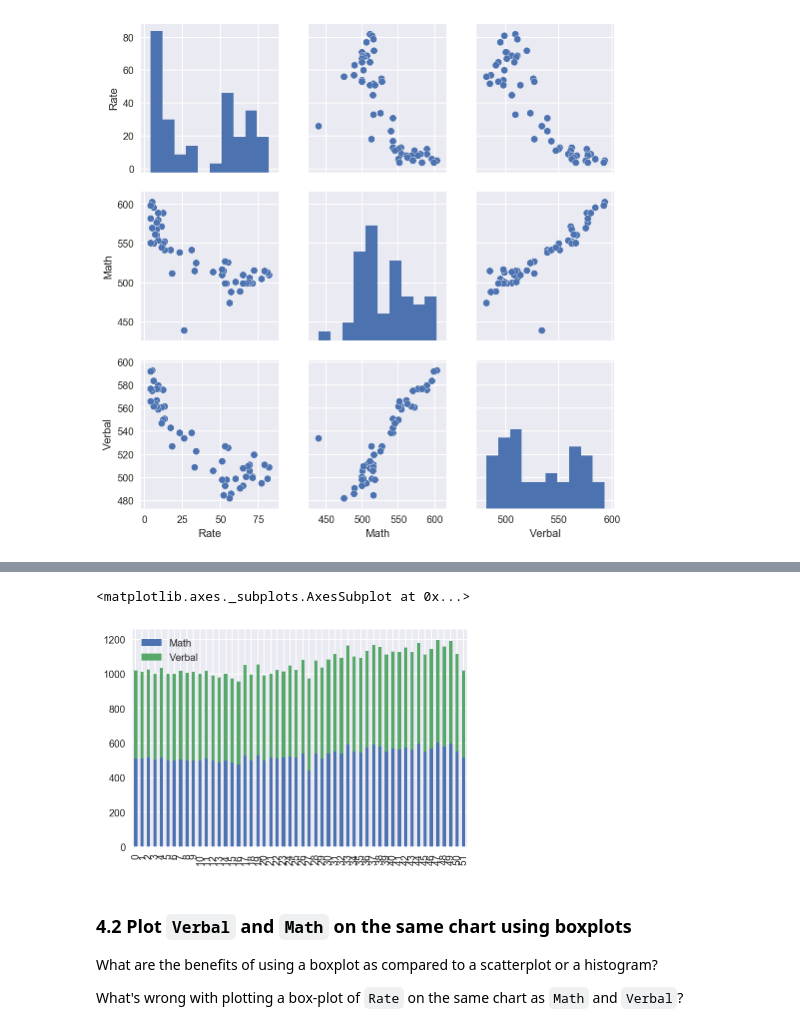
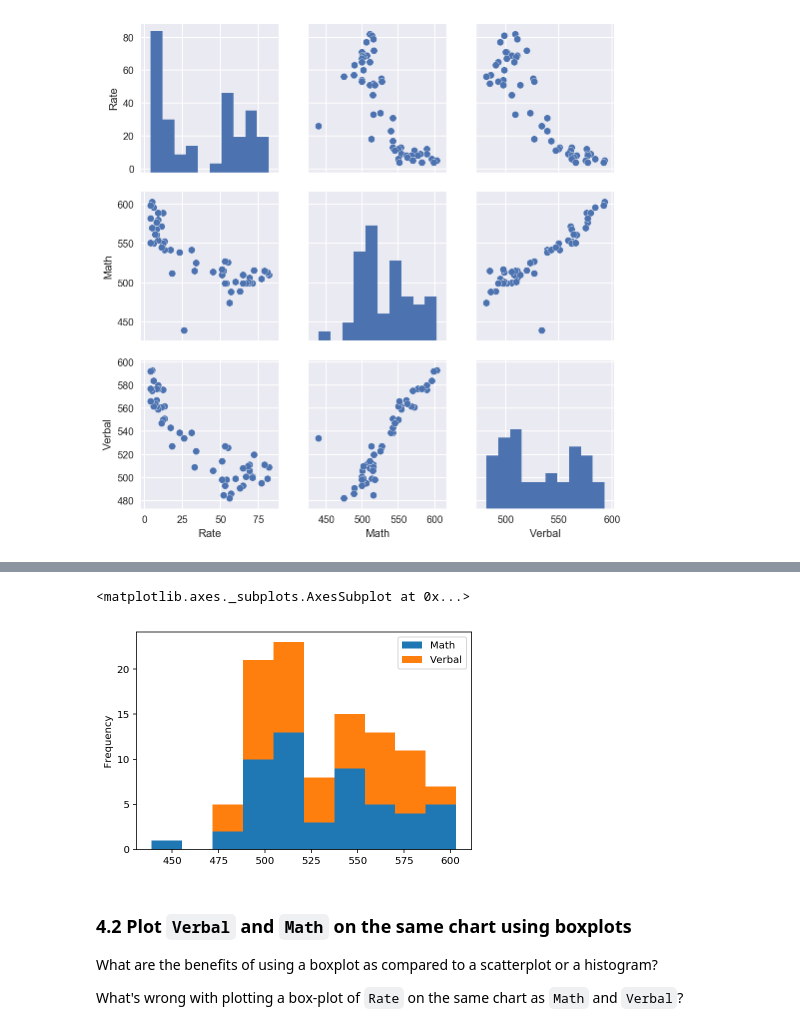
Before and after one commit to sathieswaran/ga_project01, a Jupyter notebook: project-02-v2-submission-sathies.ipynb, the cells around one changed output, grey strips where cells are left out. Drawn from its saved outputs; the diff is of its cells as text; code cells hidden in the pictures.

```diff
--- a/project-02-v2-submission-sathies.ipynb
+++ b/project-02-v2-submission-sathies.ipynb
@@ -234,10 +238,11 @@ http://pandas.pydata.org/pandas-docs/stable/visualization.html
 # %%
 import matplotlib.pyplot as plt
 sh = df2[[ "Math", "Verbal"]].copy()
-sh.plot.bar(stacked=True)
+sh.plot.hist(stacked=True)
+vm.set_title("Math Score, Verbal Score stacked histogram)
 # %% [output]
 <matplotlib.axes._subplots.AxesSubplot at 0x...>
-[figure, old version]
+[figure, new version]
 # %% [markdown]
 ### 4.2 Plot `Verbal` and `Math` on the same chart using boxplots
 
```
Also changed, not shown: parts of 26 cells of this notebook.
